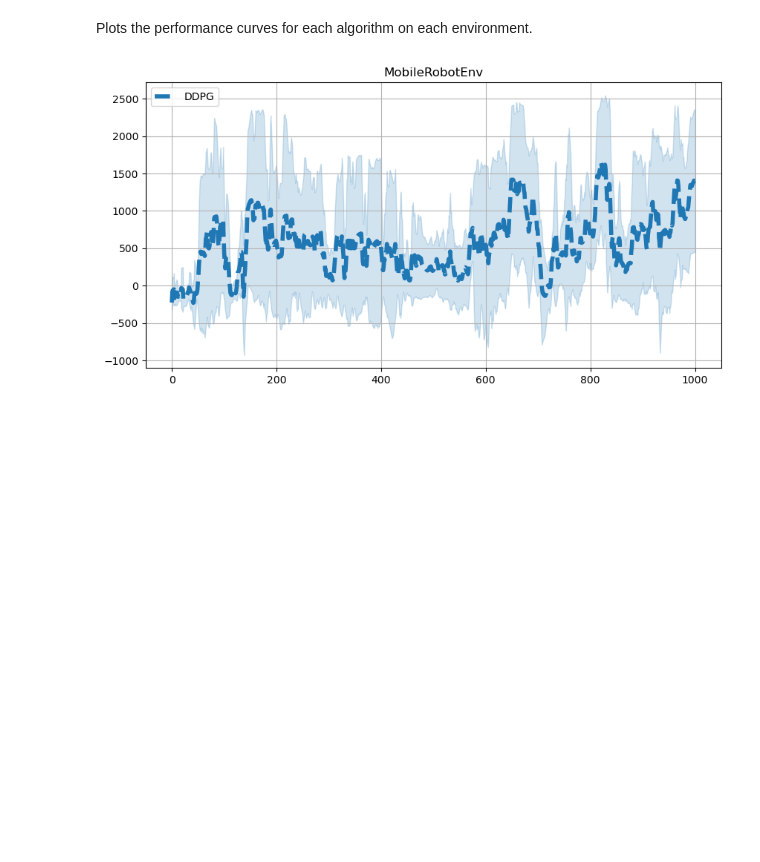
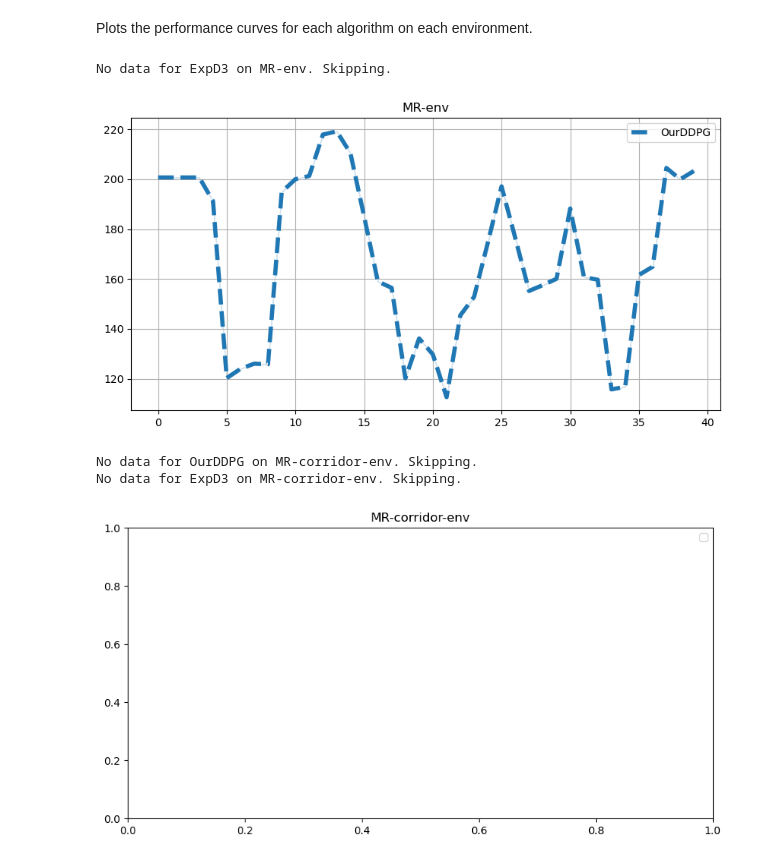
Before and after one commit to turcato-niccolo/test_turtlebot, a Jupyter notebook: 2d_envs/results.ipynb, the cells around one changed output. Cells and saved outputs as stored; diff of their text form; code cells hidden in the pictures; blank space fills up the shorter version.

```diff
--- a/2d_envs/results.ipynb
+++ b/2d_envs/results.ipynb
@@ -14,9 +14,9 @@ def load_curves(algorithms, envs):
     for alg in algorithms:
         for e in envs:
             for i in range(0, 100):
-                name = f"{path}{e}/{alg}/{alg}_{i}.npy"
+                name = f"{path}/{alg}_{e}_{i}.npy"
                 if os.path.isfile(name):
-                    # print(f"{name} loaded", np.load(name).shape)
+                    #print(f"{name} loaded", np.load(name).shape)
                     curves[alg][e].append(list(np.load(name)))
             max_size = -1
             for i in range(len(curves[alg][e])):
@@ -48,33 +48,37 @@ def smooth(data, length=10):
 Plots the performance curves for each algorithm on each environment.
 # %%
 # Define environments and algorithms
-ENVS = ['MobileRobotEnv']
-ALGORITHMS = ['DDPG']
+ENVS = ['MR-env', 'MR-corridor-env']
+ALGORITHMS = ['OurDDPG', 'ExpD3']
 
 # Load the curves
 curves = load_curves(ALGORITHMS, ENVS)
 
 
 # Plotting Results
 for k, e in enumerate(ENVS):
     fig, ax = plt.subplots(1, 1, figsize=(10, 5))
     ax.set_title(e)  # Set environment name as the title
     for i, alg in enumerate(ALGORITHMS):
         c = curves[alg][e]  # Get data for the algorithm on this environment
         if c.size == 0:
             print(f"No data for {alg} on {e}. Skipping.")
             continue  # Skip if there's no data
         mu = smooth(c.mean(axis=0, keepdims=True), length=2).squeeze()  # Smooth mean
         sigma = smooth(c.std(axis=0, keepdims=True), length=2).squeeze()  # Smooth std deviation
         x = np.arange(mu.shape[0]) # / 2 modifed for represent the true number of episodes  # X-axis (time or episode count)
 
         ax.plot(x, mu, label=alg, linewidth=4, linestyle='--', color='C' + str(i))  # Plot mean curve
         ax.fill_between(x, mu + sigma, mu - sigma, alpha=0.2, color='C' + str(i))  # Fill between std deviation
         ax.grid(True)  # Add grid
 
     ax.legend()  # Add legend for algorithms
     plt.show()  # Show the plot
 
 # ax.set_ylim([0, 2000])
 # %% [output]
+No data for ExpD3 on MR-env. Skipping.
-[figure, old version]
+[figure, new version]
+No data for OurDDPG on MR-corridor-env. Skipping.
+No data for ExpD3 on MR-corridor-env. Skipping.
+[figure, added]
```
Also changed, not shown: parts of 1 cell of this notebook, 2 other files.
